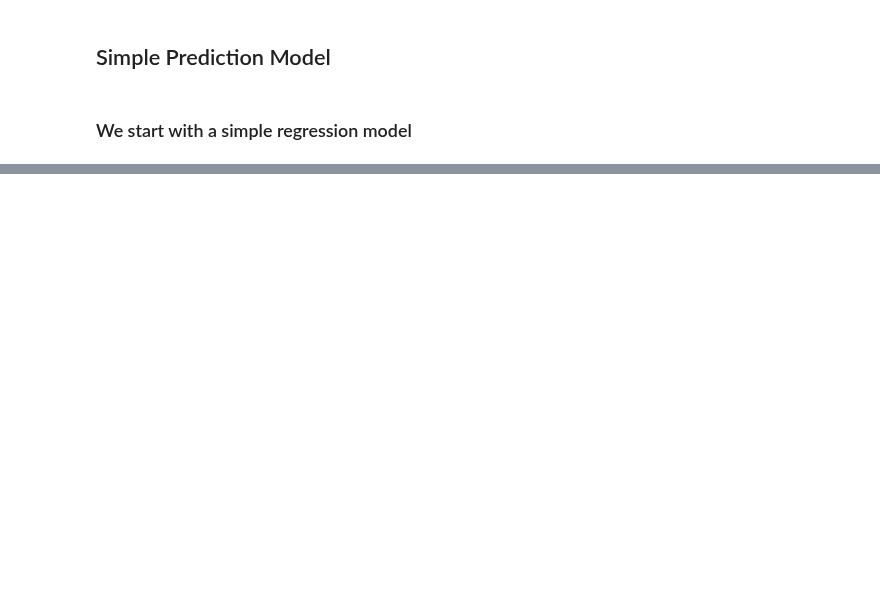
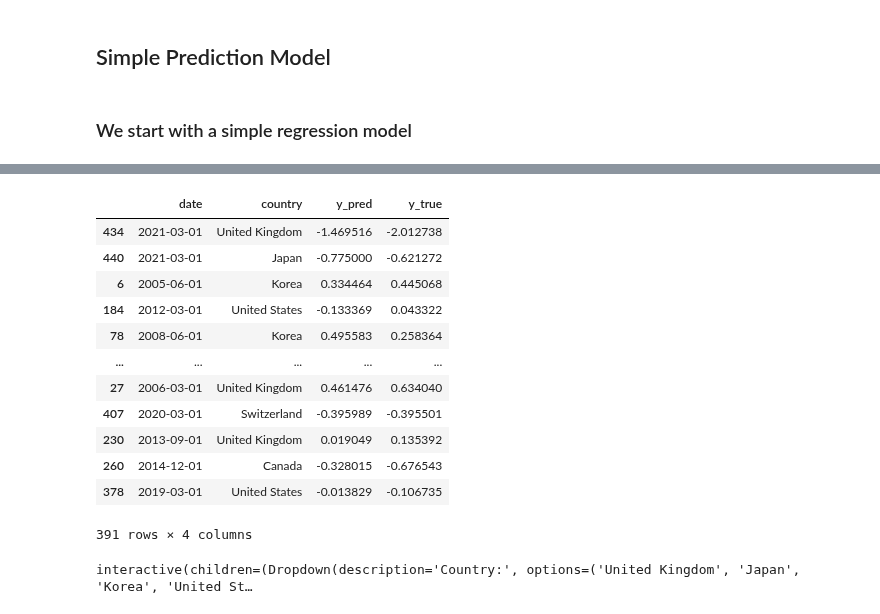
Before and after one commit to theS3b/Smoothing-Techniques-for-Predicting-High-Frequency-Time-Series, a Jupyter notebook: Lipschitz NN Predictions.ipynb, the cells around one changed output, grey strips where cells are left out. Saved outputs shown, nothing was run; the diff lists cells and outputs as text; code cells hidden in the pictures; blank space fills up the shorter version.

```diff
--- a/Lipschitz NN Predictions.ipynb
+++ b/Lipschitz NN Predictions.ipynb
@@ -42,10 +72,3 @@ number_train = int(len(X) * percent_train)
-# %%
-x_train = X.values[:number_train, :]
-y_train = y.values[:number_train]
-x_valid = X.values[number_train:, :]
-y_valid = y.values[number_train:]
-country_train = countries.values[:number_train]
-country_valid = countries.values[number_train:]
 # %%
 device = (
     "cuda"
@@ -143,9 +206,23 @@ y_pred = model(x_valid).clone().detach().cpu().numpy().squeeze()
 y_pred_train = model(x_train).clone().detach().cpu().numpy().squeeze()
 # %%
 # Associate the result by country
-y_pred_country = pd.DataFrame({'date': X['date'][number_train:], 'country': country_valid, 'y_pred': y_pred, 'y_true': y_valid})
-y_pred_train_country = pd.DataFrame({'date': X['date'][:number_train], 'country': country_train, 'y_pred': y_pred_train, 'y_true': y_train})
+y_pred_country = pd.DataFrame({'date': preprocessor.dates_valid, 'country': country_valid, 'y_pred': y_pred, 'y_true': y_valid})
+y_pred_train_country = pd.DataFrame({'date': preprocessor.dates_train, 'country': country_train, 'y_pred': y_pred_train, 'y_true': y_train})
 y_pred_train_country
+# %% [output]
+|  | date | country | y_pred | y_true |
+| 434 | 2021-03-01 | United Kingdom | -1.469516 | -2.012738 |
+| 440 | 2021-03-01 | Japan | -0.775000 | -0.621272 |
+| 6 | 2005-06-01 | Korea | 0.334464 | 0.445068 |
+| 184 | 2012-03-01 | United States | -0.133369 | 0.043322 |
+| 78 | 2008-06-01 | Korea | 0.495583 | 0.258364 |
+| ... | ... | ... | ... | ... |
+| 27 | 2006-03-01 | United Kingdom | 0.461476 | 0.634040 |
+| 407 | 2020-03-01 | Switzerland | -0.395989 | -0.395501 |
+| 230 | 2013-09-01 | United Kingdom | 0.019049 | 0.135392 |
+| 260 | 2014-12-01 | Canada | -0.328015 | -0.676543 |
+| 378 | 2019-03-01 | United States | -0.013829 | -0.106735 |
+391 rows × 4 columns
 # %%
 import seaborn as sns
 import ipywidgets as widgets
@@ -166,7 +243,7 @@ predictions_melted = predictions.melt(
 # Function to plot data for the selected country
 def plot_by_country(selected_country):
     filtered_data = predictions_melted[predictions_melted["country"] == selected_country]
-    cutoff_date = predictions['date'].quantile(percent_train)
+    cutoff_date = predictions['date'].quantile(TRAIN_PROPORTION)
     plt.figure(figsize=(12, 6))
     sns.lineplot(
         data=filtered_data,
@@ -175,7 +252,7 @@ def plot_by_country(selected_country):
     plt.title(f"Prediction vs True Values for {selected_country}")
     plt.xlabel("Date")
     plt.ylabel("Values")
-    plt.axvline(x=cutoff_date, color='red', linestyle='--', label=f'Validation Start ({percent_train}%)')
+    plt.axvline(x=cutoff_date, color='red', linestyle='--', label=f'Validation Start ({TRAIN_PROPORTION}%)')
     plt.legend(title="Legend")
     plt.grid(True)
     plt.tight_layout()
@@ -193,3 +270,5 @@ dropdown = widgets.Dropdown(
 interact(plot_by_country, selected_country=dropdown)
 
 plt.show()
+# %% [output]
+interactive(children=(Dropdown(description='Country:', options=('United Kingdom', 'Japan', 'Korea', 'United St…
```
Also changed, not shown: parts of 14 cells of this notebook.
